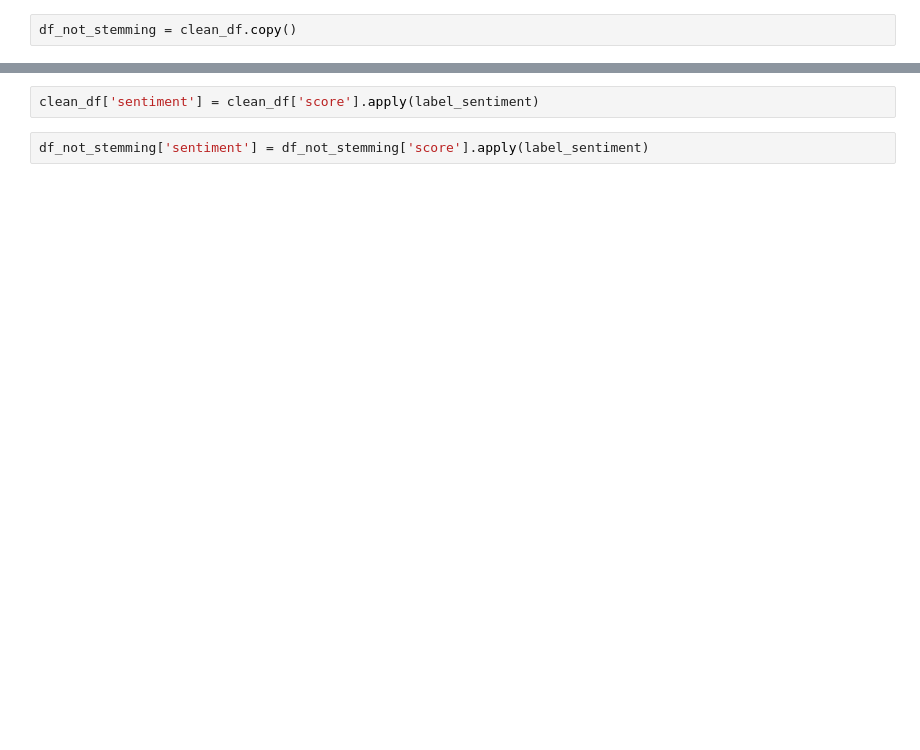
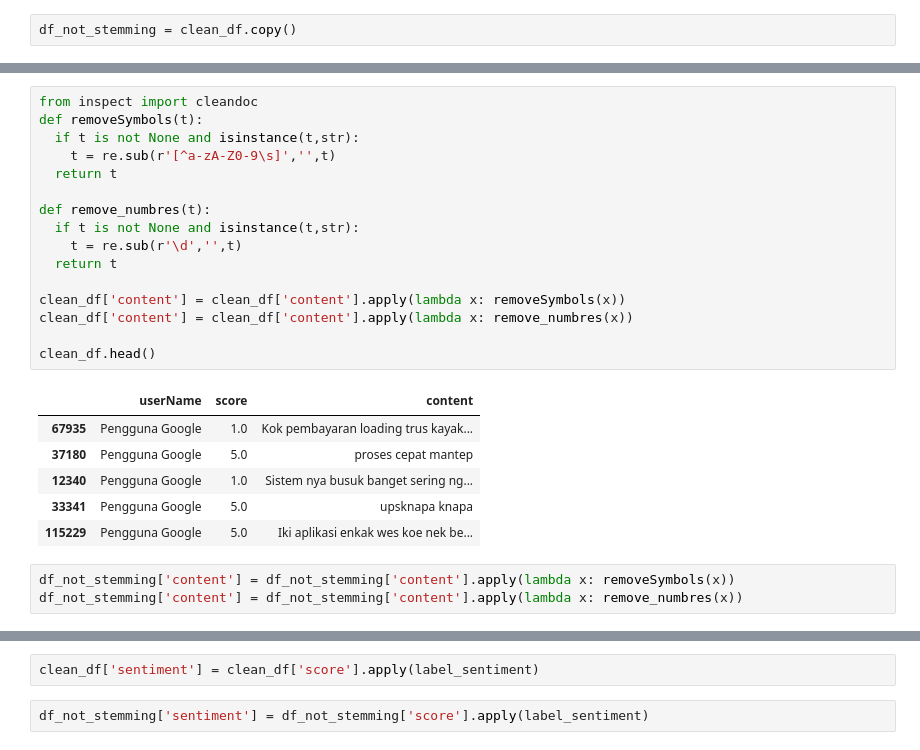
Before and after one commit to cryoras/sentiment-analisis, a Jupyter notebook: Proyek_Analisis_Sentimen.ipynb, the cells around one changed output, grey strips where cells are left out. Cells and saved outputs as stored; diff of their text form; blank space fills up the shorter version.

```diff
--- a/Proyek_Analisis_Sentimen.ipynb
+++ b/Proyek_Analisis_Sentimen.ipynb
@@ -267,0 +124,26 @@ df_not_stemming.head()
+# %%
+from inspect import cleandoc
+def removeSymbols(t):
+  if t is not None and isinstance(t,str):
+    t = re.sub(r'[^a-zA-Z0-9\s]','',t)
+  return t
+
+def remove_numbres(t):
+  if t is not None and isinstance(t,str):
+    t = re.sub(r'\d','',t)
+  return t
+
+clean_df['content'] = clean_df['content'].apply(lambda x: removeSymbols(x))
+clean_df['content'] = clean_df['content'].apply(lambda x: remove_numbres(x))
+
+clean_df.head()
+# %% [output]
+|  | userName | score | content |
+| 67935 | Pengguna Google | 1.0 | Kok pembayaran loading trus kayak... |
+| 37180 | Pengguna Google | 5.0 | proses cepat mantep |
+| 12340 | Pengguna Google | 1.0 | Sistem nya busuk banget sering ng... |
+| 33341 | Pengguna Google | 5.0 | upsknapa knapa |
+| 115229 | Pengguna Google | 5.0 | Iki aplikasi enkak wes koe nek be... |
+# %%
+df_not_stemming['content'] = df_not_stemming['content'].apply(lambda x: removeSymbols(x))
+df_not_stemming['content'] = df_not_stemming['content'].apply(lambda x: remove_numbres(x))
```
Also changed, not shown: parts of 52 cells of this notebook.
